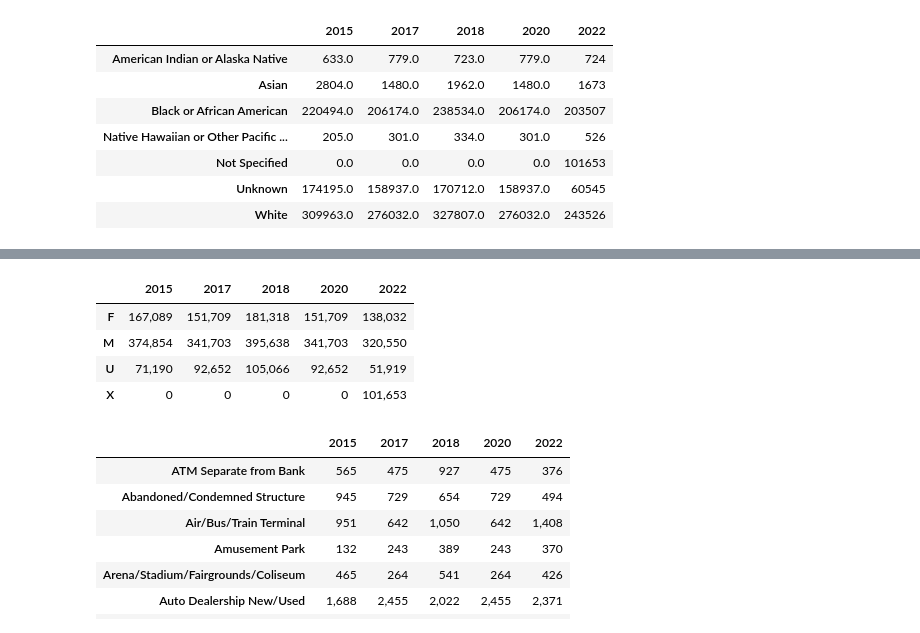
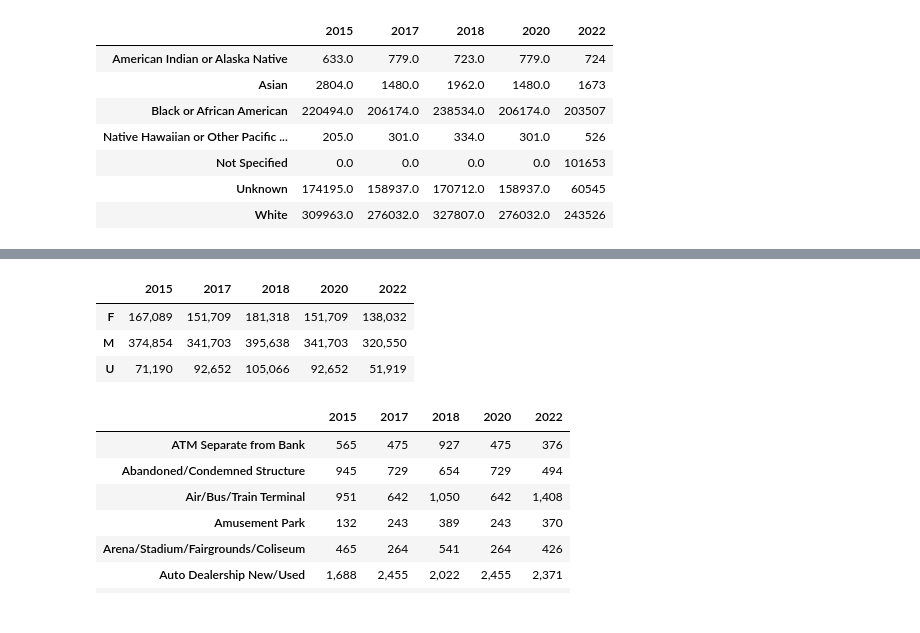
Before and after one commit to EFMelville/project-one, a Jupyter notebook: Master_Data_Ref_All.ipynb, the cells around one changed output, grey strips where cells are left out. Drawn from its saved outputs; the diff is of its cells as text; code cells hidden in the pictures.

```diff
--- a/Master_Data_Ref_All.ipynb
+++ b/Master_Data_Ref_All.ipynb
@@ -100,23 +100,22 @@ Text(0, 0.5, 'Offenses')
 # %%
 Sex15 = CD15["sex_code_y"].value_counts().map("{:,.0f}".format)
 Sex17 = CD17["SEX_CODE_y"].value_counts().map("{:,.0f}".format)
 Sex18 = CD18["SEX_CODE_y"].value_counts().map("{:,.0f}".format)
 Sex20 = CD20["SEX_CODE_y"].value_counts().map("{:,.0f}".format)
 Sex22 = CD22["sex_code_y"].value_counts().map("{:,.0f}".format)
 Sex_Master = pd.DataFrame({
     2015:Sex15,
     2017:Sex17,
     2018:Sex18,
     2020:Sex20,
     2022:Sex22
 }).fillna(0)
-Sex_Master
+Sex_Master.drop(["X"])
 # %% [output]
 |  | 2015 | 2017 | 2018 | 2020 | 2022 |
 | F | 167,089 | 151,709 | 181,318 | 151,709 | 138,032 |
 | M | 374,854 | 341,703 | 395,638 | 341,703 | 320,550 |
 | U | 71,190 | 92,652 | 105,066 | 92,652 | 51,919 |
-| X | 0 | 0 | 0 | 0 | 101,653 |
 # %%
 Location15 = CD15["location_name"].value_counts().map("{:,.0f}".format)
 Location17 = CD17["LOCATION_NAME"].value_counts().map("{:,.0f}".format)
```
Also changed, not shown: parts of 6 cells of this notebook.
